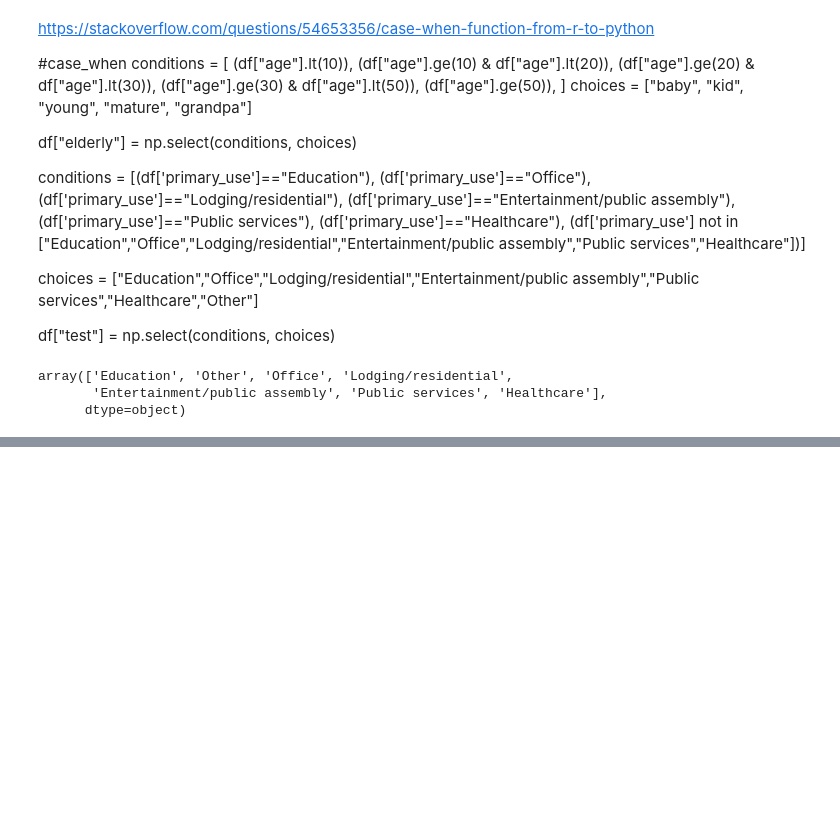
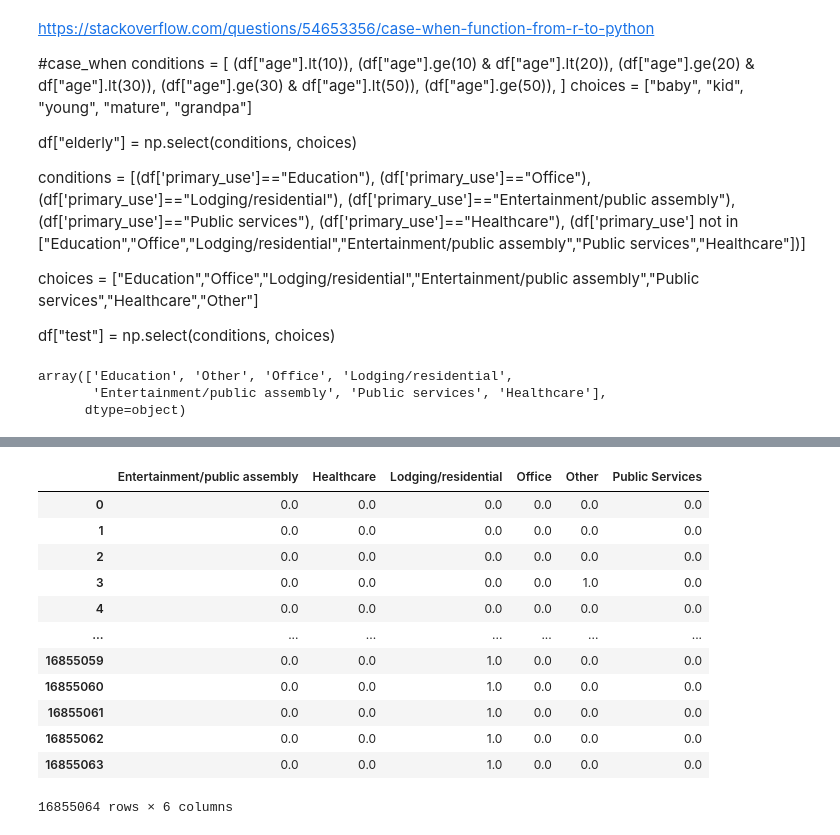
Before and after one commit to douglas-thoms/Projects, a Jupyter notebook: Energy.Predictor.2020/EDA/Categorical variable investigation.ipynb, the cells around one changed output, grey strips where cells are left out. Saved outputs shown, nothing was run; the diff lists cells and outputs as text; code cells hidden in the pictures; blank space fills up the shorter version.

```diff
--- a/Energy.Predictor.2020/EDA/Categorical variable investigation.ipynb
+++ b/Energy.Predictor.2020/EDA/Categorical variable investigation.ipynb
@@ -74,0 +102,25 @@ sns.countplot(x=df['new'])
+# %%
+onehot_encoder_use = OneHotEncoder(drop='first')
+onehot_encoder_meter = OneHotEncoder(drop='first')
+# %%
+X_use = pd.DataFrame(onehot_encoder_use.fit_transform(df.primary_use.values.reshape(-1,1)).toarray())
+X_use.rename(columns={0:"Entertainment/public assembly",1:"Healthcare",2:"Lodging/residential",3:"Office",4:"Other",5:"Public Services"}, inplace=True)
+
+X_meter = pd.DataFrame(onehot_encoder_meter.fit_transform(df.meter.values.reshape(-1,1)).toarray())
+X_meter.rename(columns={0:"ChilledWater",1:"Steam",2:"HotWater"}, inplace=True)
+# %%
+X_use
+# %% [output]
+|  | Entertainment/public assembly | Healthcare | Lodging/residential | Office | Other | Public Services |
+| 0 | 0.0 | 0.0 | 0.0 | 0.0 | 0.0 | 0.0 |
+| 1 | 0.0 | 0.0 | 0.0 | 0.0 | 0.0 | 0.0 |
+| 2 | 0.0 | 0.0 | 0.0 | 0.0 | 0.0 | 0.0 |
+| 3 | 0.0 | 0.0 | 0.0 | 0.0 | 1.0 | 0.0 |
+| 4 | 0.0 | 0.0 | 0.0 | 0.0 | 0.0 | 0.0 |
+| ... | ... | ... | ... | ... | ... | ... |
+| 16855059 | 0.0 | 0.0 | 1.0 | 0.0 | 0.0 | 0.0 |
+| 16855060 | 0.0 | 0.0 | 1.0 | 0.0 | 0.0 | 0.0 |
+| 16855061 | 0.0 | 0.0 | 1.0 | 0.0 | 0.0 | 0.0 |
+| 16855062 | 0.0 | 0.0 | 1.0 | 0.0 | 0.0 | 0.0 |
+| 16855063 | 0.0 | 0.0 | 1.0 | 0.0 | 0.0 | 0.0 |
+16855064 rows × 6 columns
```
Also changed, not shown: parts of 15 cells of this notebook, 10 other files.
